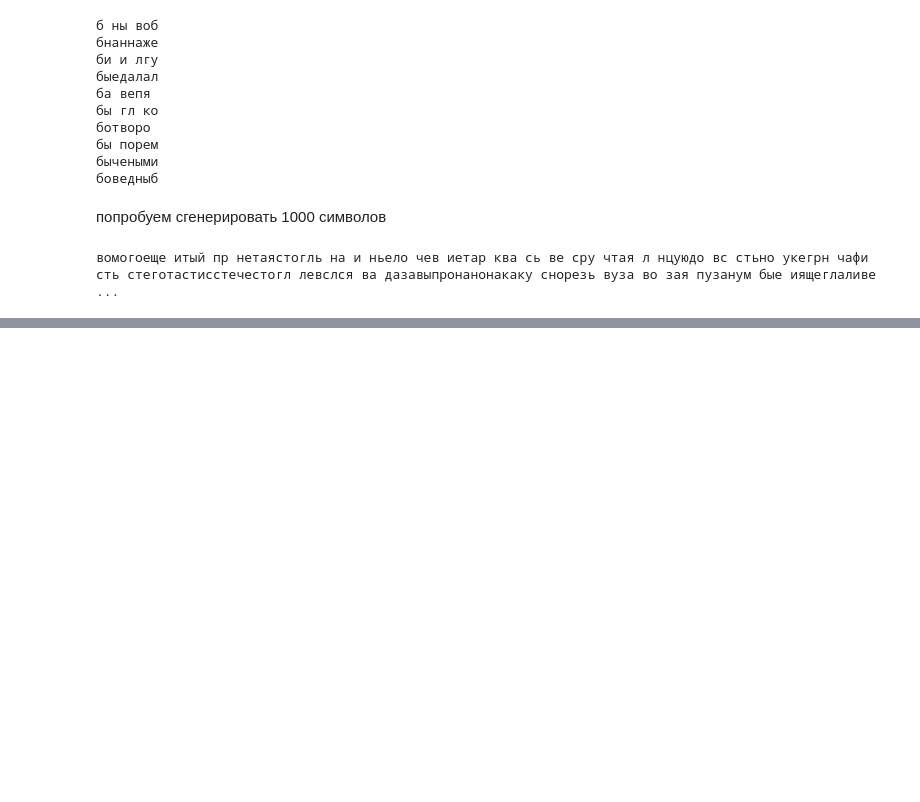
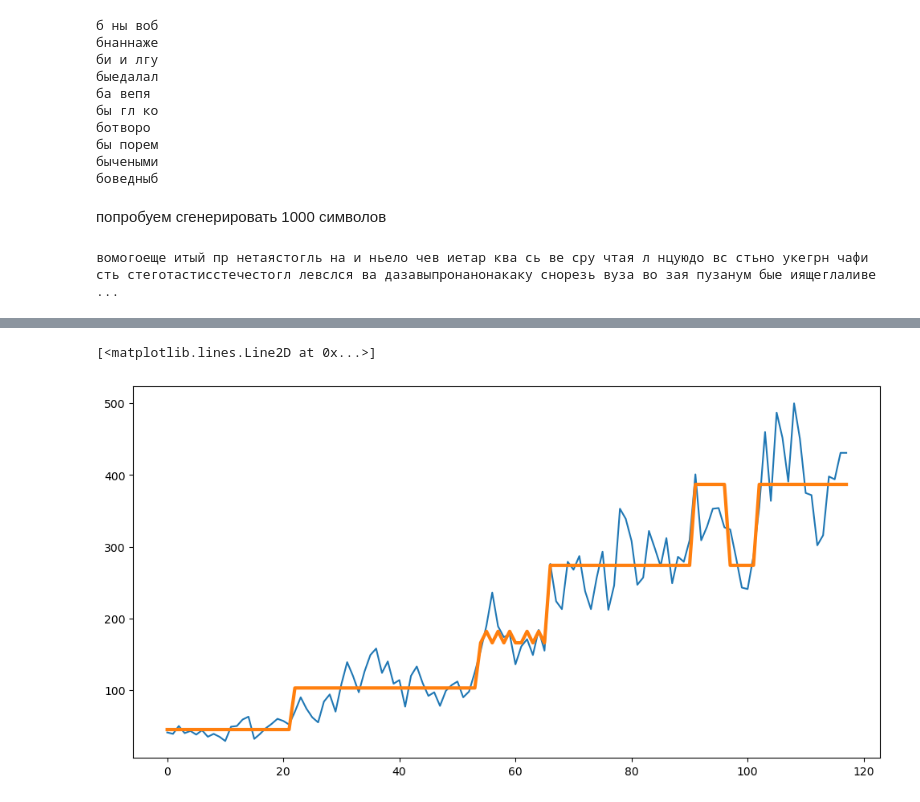
Before and after one commit to Borevi4/Borevi4, a Jupyter notebook: Война и мир.ipynb, the cells around one changed output, grey strips where cells are left out. Saved outputs shown, nothing was run; the diff lists cells and outputs as text; code cells hidden in the pictures; blank space fills up the shorter version.

```diff
--- a/Война и мир.ipynb
+++ b/Война и мир.ipynb
@@ -95,3 +98,5 @@ for i in range(length-1):
 print (''.join(s))
 # %% [output]
 вомогоеще итый пр нетаястогль на и ньело чев иетар ква сь ве сру чтая л нцуюдо вс стьно укегрн чафи сть стеготастисстечестогл левслся ва дазавыпронанонакаку снорезь вуза во зая пузанум бые иящеглаливе ...
+# %%
+robberies_in_boston = pd.read_csv("Series/monthly-boston-armed-robberies-j.csv")["Count"]
@@ -97,0 +105,9 @@ print (''.join(s))
+# %%
+values = robberies_in_boston.values.reshape(-1,1)
+# %%
+for n in range(1, 9):
+    model = GaussianHMM(n_components=n,
+                        covariance_type="full",
+                        n_iter=1000)
+    model.fit(values)
+    print (n, model.score(values))
@@ -97,0 +123,16 @@ print (''.join(s))
+# %%
+model = GaussianHMM(n_components=6,
+                        covariance_type="full",
+                        n_iter=10000)
+model.fit(values)
+labels = model.predict(values)
+means = np.zeros_like(values)
+for i in range(model.n_components):
+    means[labels == i] = model.means_[i]
+
+plt.figure(figsize=(12, 6))
+plt.plot(values)
+plt.plot(means, linewidth=3)
+# %% [output]
+[<matplotlib.lines.Line2D at 0x...>]
+[figure, added]
```
Also changed, not shown: parts of 3 cells of this notebook.
